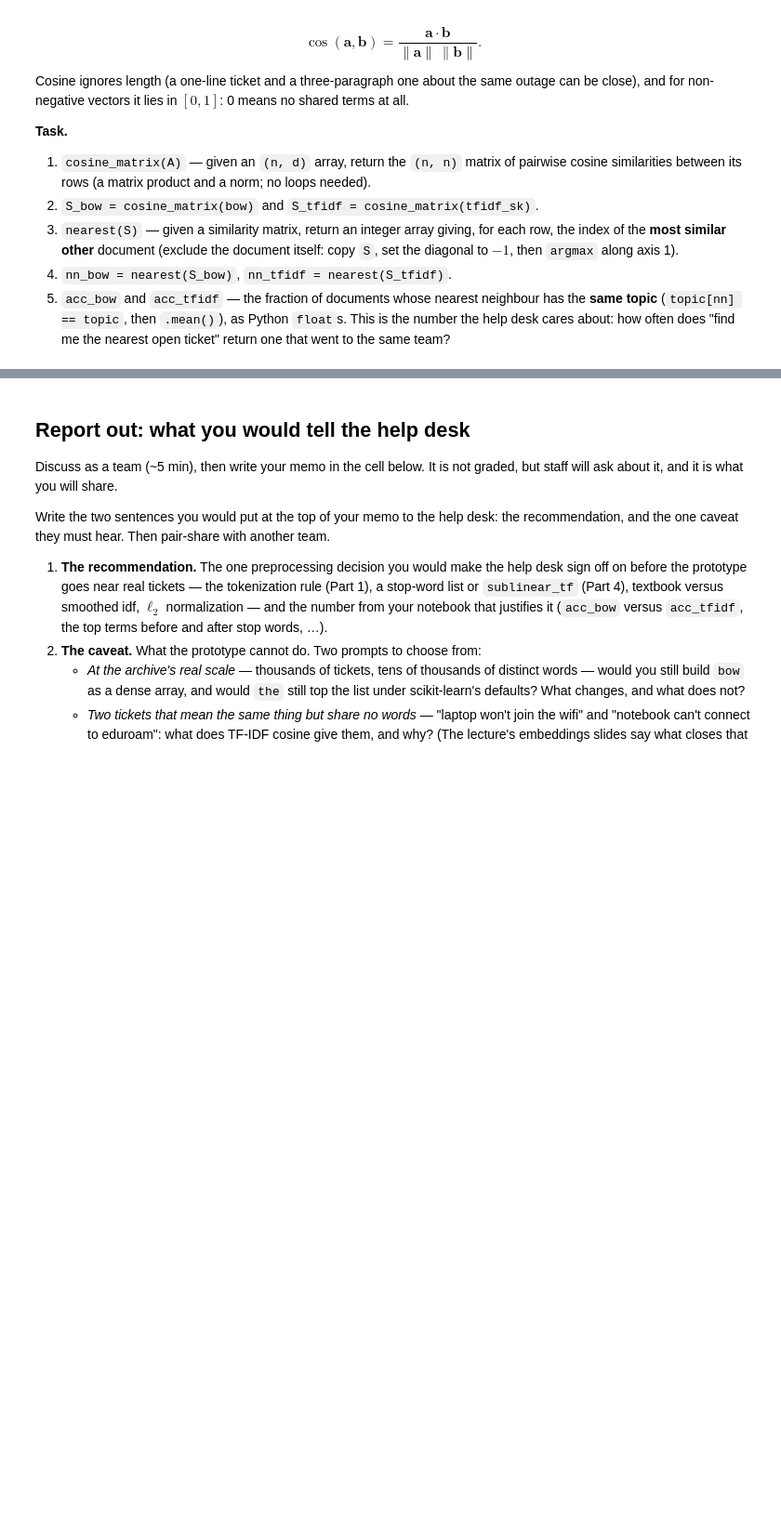
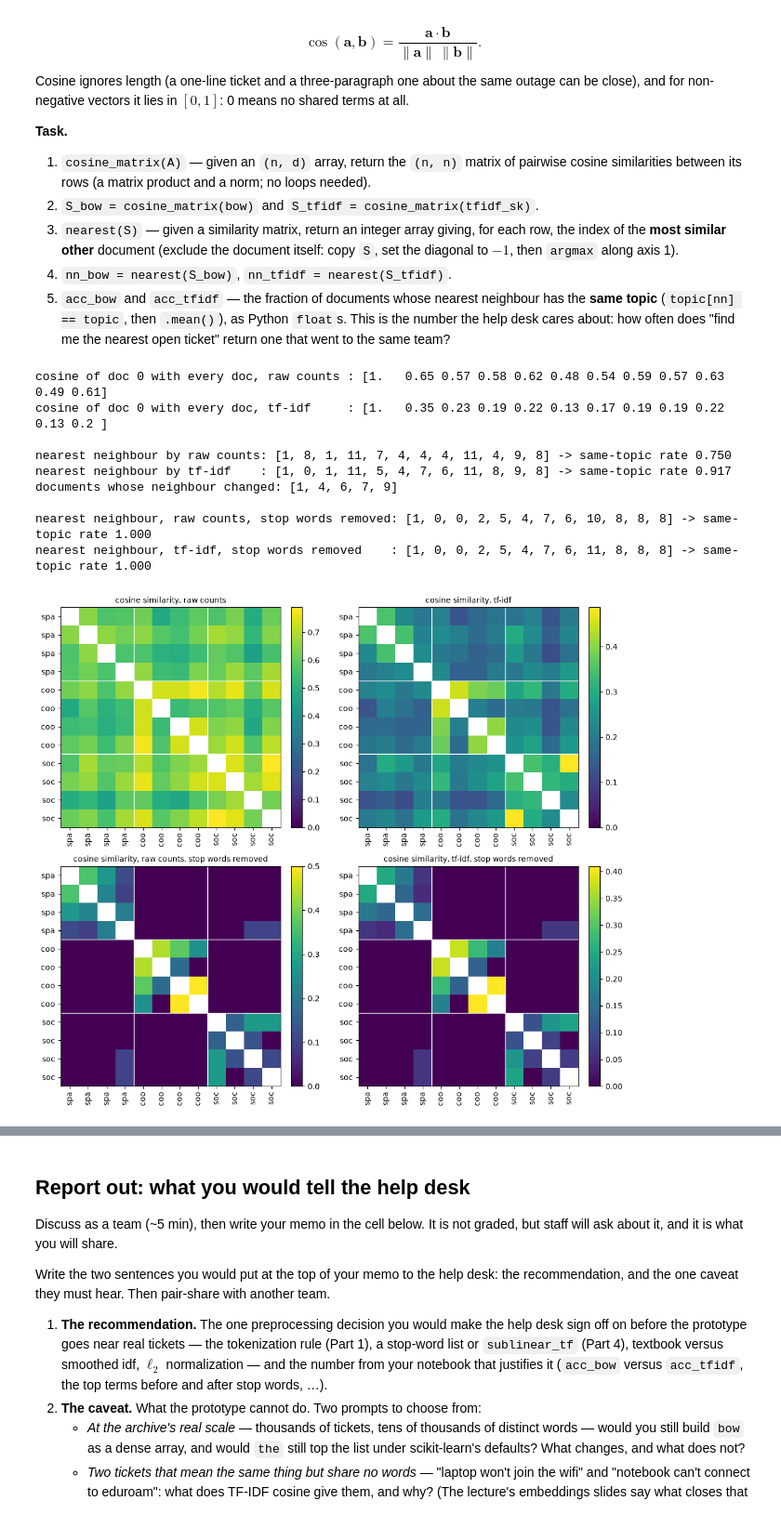
Before and after one commit to TrentRice/DS701-Materials-FA26, a Jupyter notebook: class_activity_notebooks/18-InClass-Exercise-NLP-A1/18-InClass-Exercise-NLP-A1.ipynb, the cells around one changed output, grey strips where cells are left out. Shown at 93% size. Drawn from its saved outputs; the diff is of its cells as text; code cells hidden in the pictures; blank space fills up the shorter version.

```diff
--- a/class_activity_notebooks/18-InClass-Exercise-NLP-A1/18-InClass-Exercise-NLP-A1.ipynb
+++ b/class_activity_notebooks/18-InClass-Exercise-NLP-A1/18-InClass-Exercise-NLP-A1.ipynb
@@ -268,14 +315,15 @@ which is precisely the behaviour the help desk asked for.
 5. `top_term(i)` — a function returning the vocabulary word with the largest `tfidf`
    weight in document `i` (`np.argmax`; on ties it returns the first, which is fine).
 # %%
-df = ...
-idf = ...
-tfidf = ...
-n_zero_idf = ...
+df = (bow > 0).sum(axis=0)
+idf = np.log(N / df)
+tfidf = bow * idf
+n_zero_idf = int(np.isclose(idf, 0).sum())
 
 def top_term(i):
     """Vocabulary word with the largest tf-idf weight in document i."""
-    ...
+    j = np.argmax(tfidf[i])
+    return vocab[j]
 
 
 print(f"terms with idf = 0 (present in every document): {n_zero_idf} ->",
@@ -317,16 +383,17 @@ plain dot product in Part 5.
    vocabulary words of document `i` under `tfidf_sk`, highest first
    (`np.argsort(-tfidf_sk[i])[:k]`).
 # %%
-idf_smooth = ...
-_unnorm = ...
-tfidf_sk = ...
+idf_smooth = np.log((1 + N) / (1 + df)) + 1
+_unnorm = bow * idf_smooth
+tfidf_sk = _unnorm / np.linalg.norm(_unnorm, axis=1, keepdims=True)
 
-tv = ...
-tfidf_ref = ...
+tv = TfidfVectorizer(token_pattern=TOKEN_PATTERN, lowercase=True, smooth_idf=True)
+tfidf_ref = tv.fit_transform(docs).toarray()
 
 def top_terms(i, k):
     """The k highest-weighted words of document i under tfidf_sk, highest first."""
-    ...
+    j = np.argsort(-tfidf_sk[i])[:k]
+    return [vocab[j_] for j_ in j]
 
 
 print("matches TfidfVectorizer:", np.allclose(tfidf_sk, tfidf_ref))
@@ -386,20 +486,23 @@ shared terms at all.
 # %%
 def cosine_matrix(A):
     """Pairwise cosine similarity between the rows of A, shape (n, n)."""
-    ...
+    A_norm = A / np.linalg.norm(A, axis=1, keepdims=True)
+    return A_norm @ A_norm.T
 
 
 def nearest(S):
     """Index of the most similar OTHER row, for every row of the similarity matrix S."""
-    ...
+    S = S.copy()
+    np.fill_diagonal(S, -np.inf)  # ignore self-similarity
+    return np.argmax(S, axis=1)
 
 
-S_bow = ...
-S_tfidf = ...
-nn_bow = ...
-nn_tfidf = ...
-acc_bow = ...
-acc_tfidf = ...
+S_bow = cosine_matrix(bow)
+S_tfidf = cosine_matrix(tfidf_sk)
+nn_bow = nearest(S_bow)
+nn_tfidf = nearest(S_tfidf)
+acc_bow = np.mean(topic[nn_bow] == topic)
+acc_tfidf = np.mean(topic[nn_tfidf] == topic)
 
 print("cosine of doc 0 with every doc, raw counts :", np.round(S_bow[0], 2))
 print("cosine of doc 0 with every doc, tf-idf     :", np.round(S_tfidf[0], 2))
@@ -414,33 +517,44 @@ bow_nostop = CountVectorizer(lowercase=True, token_pattern=TOKEN_PATTERN,
 tfidf_nostop = TfidfVectorizer(lowercase=True, token_pattern=TOKEN_PATTERN,
                                stop_words="english").fit_transform(docs).toarray()
 panels = {
     "raw counts": S_bow,
     "tf-idf": S_tfidf,
     "raw counts, stop words removed": cosine_matrix(bow_nostop),
     "tf-idf, stop words removed": cosine_matrix(tfidf_nostop),
 }
 print()
 for name, S in list(panels.items())[2:]:
     nn = nearest(S)
     print(f"nearest neighbour, {name:30s}:", nn.tolist(),
           f"-> same-topic rate {np.mean(topic[nn] == topic):.3f}")
 
 # The diagonal (always 1) is blanked out, and each panel gets its own colour scale
 # so the block structure is visible even where all similarities are small.
 fig, axes = plt.subplots(2, 2, figsize=(11, 9.5))
 for ax, (name, S) in zip(axes.flat, panels.items()):
     S_plot = S.copy()
     np.fill_diagonal(S_plot, np.nan)
     im = ax.imshow(S_plot, vmin=0, vmax=np.nanmax(S_plot), cmap="viridis")
     ax.set_title(f"cosine similarity, {name}", fontsize=10)
     ax.set_xticks(range(N)); ax.set_yticks(range(N))
     ax.set_xticklabels([t[:3] for t in topic], rotation=90); ax.set_yticklabels([t[:3] for t in topic])
     for b in range(1, len(TOPICS)):
         edge = b * len(POOL[TOPICS[0]]) - 0.5
         ax.axhline(edge, color="white", lw=1); ax.axvline(edge, color="white", lw=1)
     fig.colorbar(im, ax=ax, fraction=0.046, pad=0.04)
 fig.tight_layout()
 plt.show()
+# %% [output]
+cosine of doc 0 with every doc, raw counts : [1.   0.65 0.57 0.58 0.62 0.48 0.54 0.59 0.57 0.63 0.49 0.61]
+cosine of doc 0 with every doc, tf-idf     : [1.   0.35 0.23 0.19 0.22 0.13 0.17 0.19 0.19 0.22 0.13 0.2 ]
+
+nearest neighbour by raw counts: [1, 8, 1, 11, 7, 4, 4, 4, 11, 4, 9, 8] -> same-topic rate 0.750
+nearest neighbour by tf-idf    : [1, 0, 1, 11, 5, 4, 7, 6, 11, 8, 9, 8] -> same-topic rate 0.917
+documents whose neighbour changed: [1, 4, 6, 7, 9]
+
+nearest neighbour, raw counts, stop words removed: [1, 0, 0, 2, 5, 4, 7, 6, 10, 8, 8, 8] -> same-topic rate 1.000
+nearest neighbour, tf-idf, stop words removed    : [1, 0, 0, 2, 5, 4, 7, 6, 11, 8, 8, 8] -> same-topic rate 1.000
+[figure, added]
 # %% [markdown]
 **Discuss (participation):** compare the four panels. On raw counts, doc 0 is
 0.5–0.8 similar to *every* document, including the ones on other topics, so a
```
Also changed, not shown: parts of 15 cells of this notebook.
